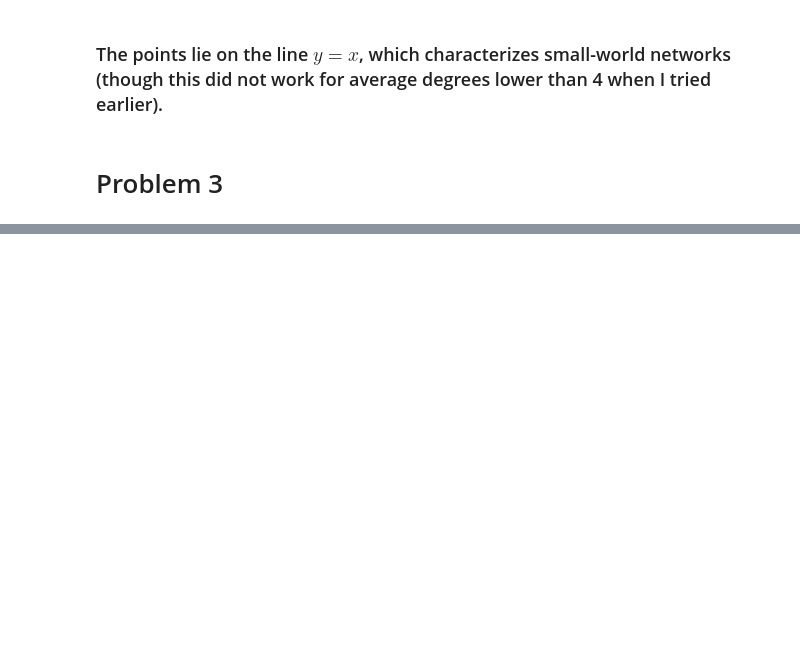
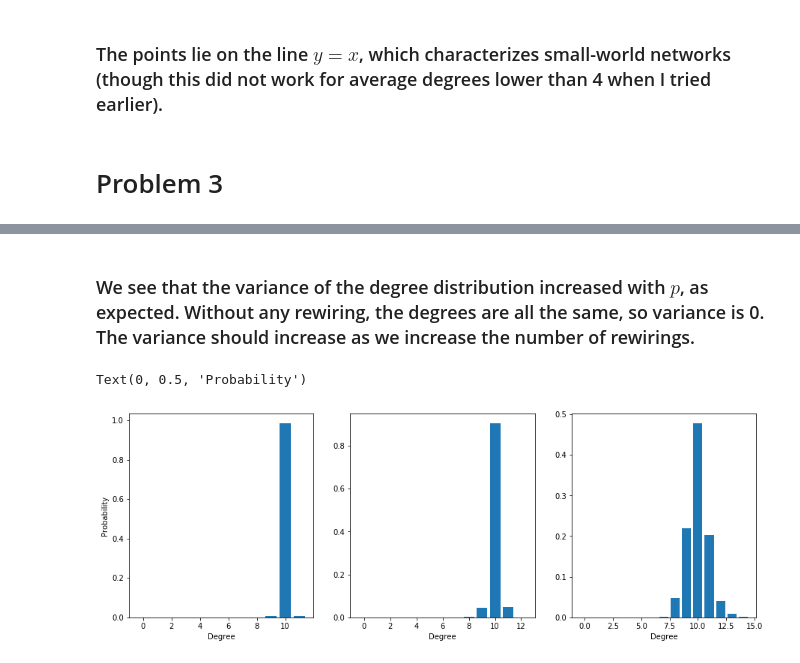
Before and after one commit to matheushjs/sandbox, a Jupyter notebook: complex_nets/lista3.ipynb, the cells around one changed output, grey strips where cells are left out. Drawn from its saved outputs; the diff is of its cells as text; code cells hidden in the pictures; blank space fills up the shorter version.

```diff
--- a/complex_nets/lista3.ipynb
+++ b/complex_nets/lista3.ipynb
@@ -209,0 +274,21 @@ Text(0.5, 0, 'dMax')
+# %% [markdown]
+### We see that the variance of the degree distribution increased with $p$, as expected. Without any rewiring, the degrees are all the same, so variance is 0. The variance should increase as we increase the number of rewirings.
+# %%
+p = [0.001, 0.01, 0.1]
+fig, ax = plt.subplots(nrows=1, ncols=3, figsize=(15, 5))
+
+ax = np.ravel(ax)
+
+for idx, pi in enumerate(p):
+    G = nx.watts_strogatz_graph(1000, 10, pi)
+
+    degs = np.array(getVals(G.degree))
+    histX = np.arange(0, np.max(degs) + 1)
+    histY = [ np.sum(degs == i) for i in histX ]
+    histY = histY / np.sum(histY) # normalize
+    ax[idx].bar(histX, histY)
+    ax[idx].set_xlabel("Degree")
+ax[0].set_ylabel("Probability")
+# %% [output]
+Text(0, 0.5, 'Probability')
+[figure, added]
```
Also changed, not shown: parts of 11 cells of this notebook.
